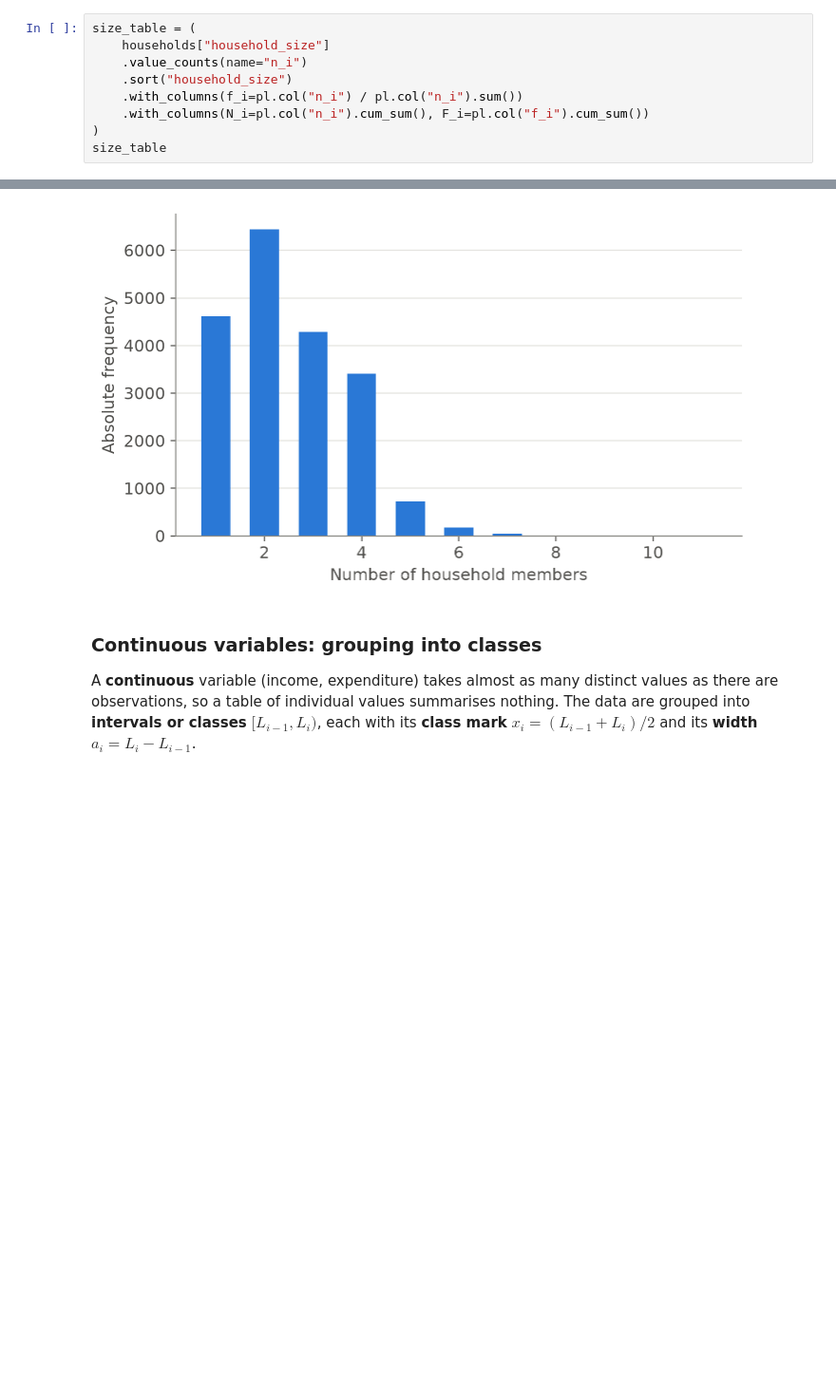
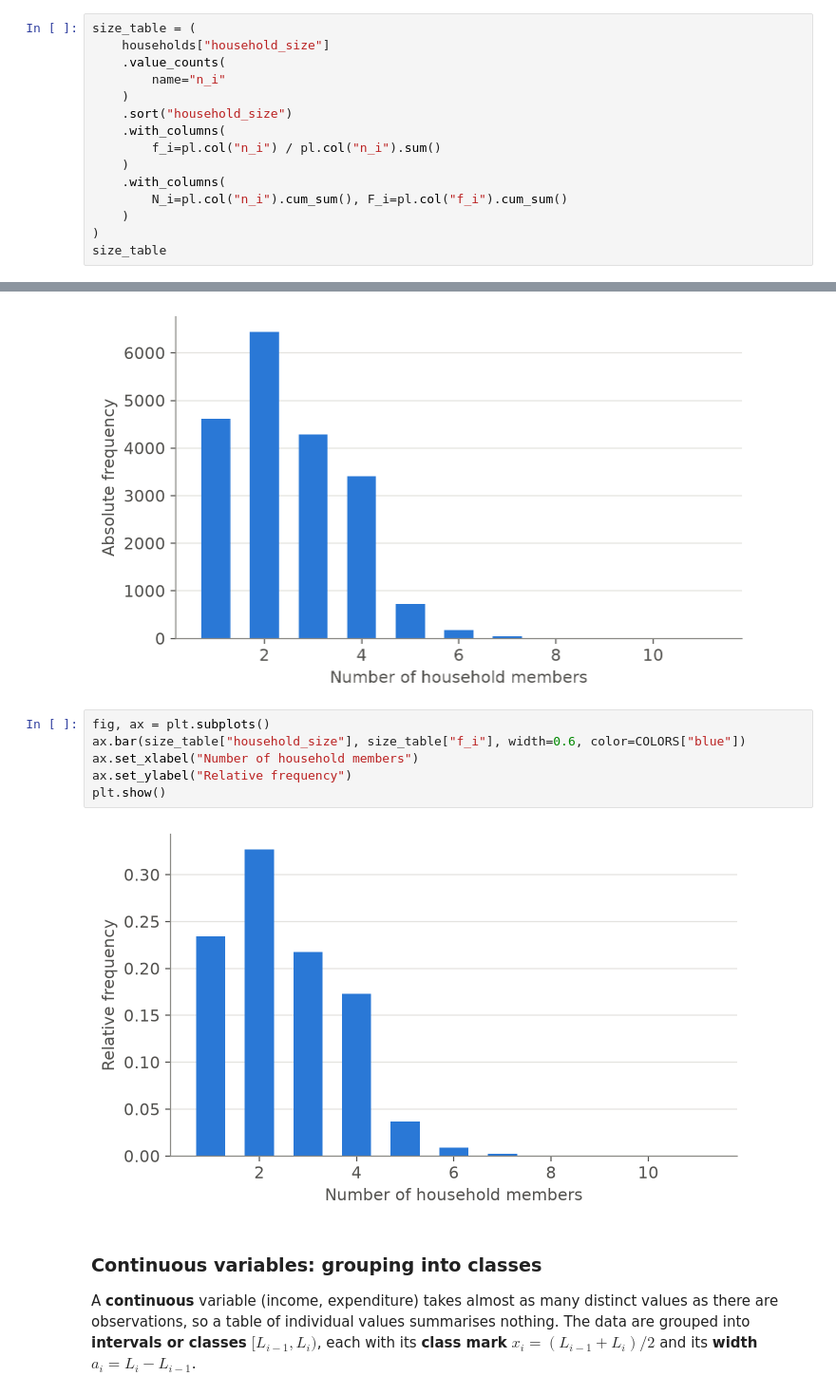
Before and after one commit to FabioScielzoOrtiz/descriptive-statistics, a Jupyter notebook: topics/02-univariate/01-freq-graphs.ipynb, the cells around one changed output, grey strips where cells are left out. Shown at 95% size. Drawn from its saved outputs; the diff is of its cells as text; blank space fills up the shorter version.

```diff
--- a/topics/02-univariate/01-freq-graphs.ipynb
+++ b/topics/02-univariate/01-freq-graphs.ipynb
@@ -196,10 +247,16 @@ members. Its table is built as for an ordinal variable, sorting by value:
 # %%
 size_table = (
     households["household_size"]
-    .value_counts(name="n_i")
+    .value_counts(
+        name="n_i"
+    )
     .sort("household_size")
-    .with_columns(f_i=pl.col("n_i") / pl.col("n_i").sum())
-    .with_columns(N_i=pl.col("n_i").cum_sum(), F_i=pl.col("f_i").cum_sum())
+    .with_columns(
+        f_i=pl.col("n_i") / pl.col("n_i").sum()
+    )
+    .with_columns(
+        N_i=pl.col("n_i").cum_sum(), F_i=pl.col("f_i").cum_sum()
+    )
 )
 size_table
 # %% [output]
@@ -225,6 +282,14 @@ ax.set_ylabel("Absolute frequency")
 plt.show()
 # %% [output]
 [figure]
+# %%
+fig, ax = plt.subplots()
+ax.bar(size_table["household_size"], size_table["f_i"], width=0.6, color=COLORS["blue"])
+ax.set_xlabel("Number of household members")
+ax.set_ylabel("Relative frequency")
+plt.show()
+# %% [output]
+[figure, added]
 # %% [markdown]
 ### Continuous variables: grouping into classes
 
```
Also changed, not shown: parts of 17 cells of this notebook, 4 other files.
